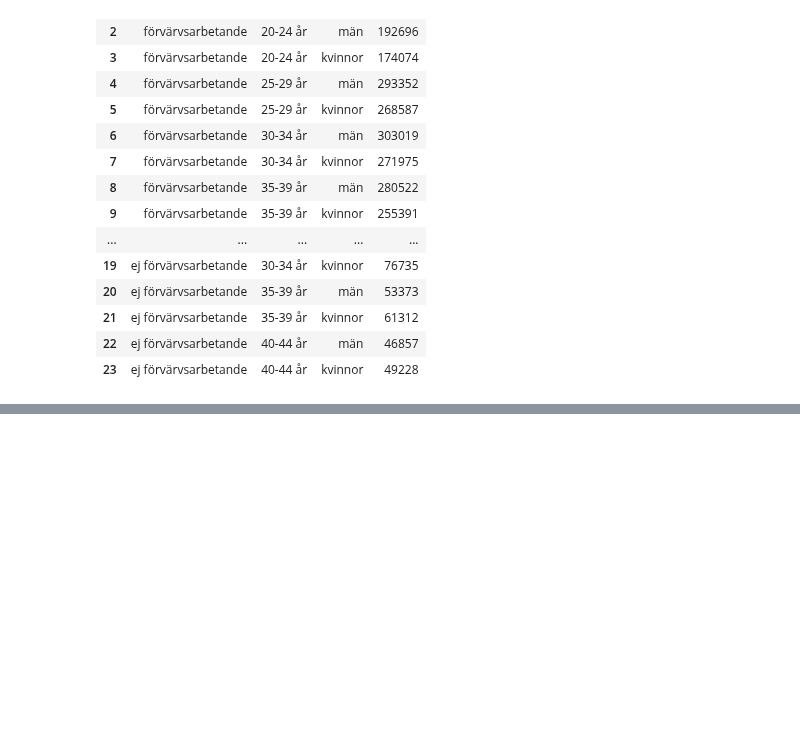
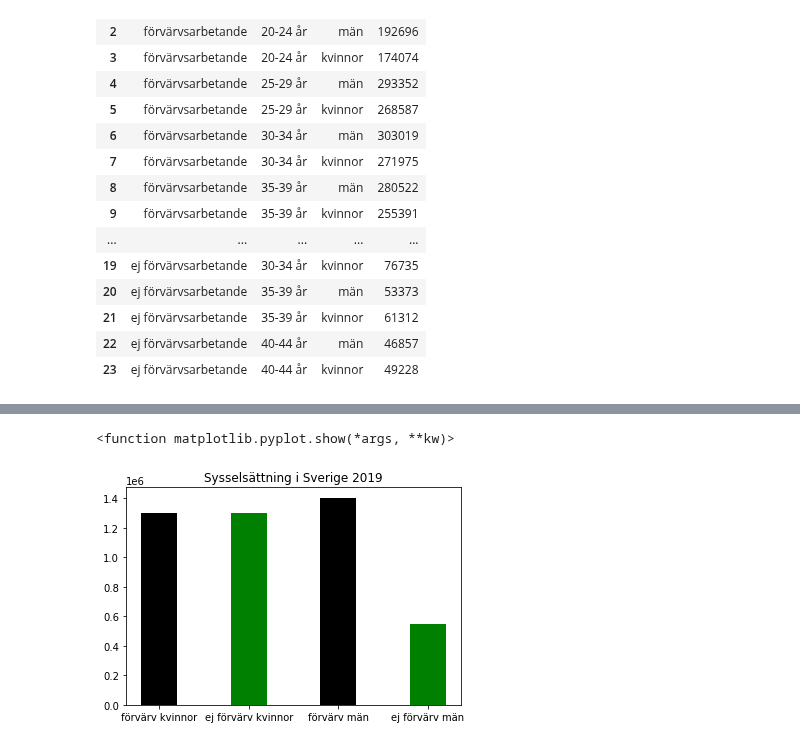
Before and after one commit to SannaIsak/sanna_isaksson_TE19C, a Jupyter notebook: Arbetsområde3/dataanalys/uppgifter_pandas.ipynb, the cells around one changed output, grey strips where cells are left out. Cells and saved outputs as stored; diff of their text form; code cells hidden in the pictures; blank space fills up the shorter version.

Commit message:
övningshäftet, inte smart lösning på 2e dataanalys

```diff
--- a/Arbetsområde3/dataanalys/uppgifter_pandas.ipynb
+++ b/Arbetsområde3/dataanalys/uppgifter_pandas.ipynb
@@ -149,0 +148,30 @@ TypeError: 'int' object is not callable
+# %%
+# 2e:
+
+import matplotlib.pyplot as plt
+
+#kvinnor_df = df["kön"]=="kvinnor"
+#kvinnor_värv = kvinnor_df[kvinnor_df["sysselsättning"]=="förvärvsarbetande"]
+#kvinnor_ejvärv = kvinnor_df[kvinnor_df["sysselsättning"]=="ej förvärvsarbetande"]
+
+#män_df = df["kön"]=="män"
+#män_värv = män_df["sysselsättning"]=="förvärvsarbetande"
+#män_ejvärv = män_df["sysselsättning"]=="ej förvärvsarbetande"
+
+# fick inte ^ att fungera
+
+# values kommer från tidigare uppgifter
+# sum1 = antal män förvärvsarbetande
+# sum2 = antal kvinnor förvärvsarbetande
+# sum3 = antal män ej förvärvsarbetande
+# sum4 = antal kvinnor ej förvärvsarbetande
+
+labels = ["förvärv kvinnor", "ej förvärv kvinnor", "förvärv män", "ej förvärv män"]
+values = [sum2, sum4, sum1, sum3]
+
+plt.bar(labels, values, width=.4, color=["black", "green", "black", "green"])
+plt.title("Sysselsättning i Sverige 2019")
+plt.show
+# %% [output]
+<function matplotlib.pyplot.show(*args, **kw)>
+[figure, added]
```
Also changed, not shown: parts of 7 cells of this notebook, 1 other file.
